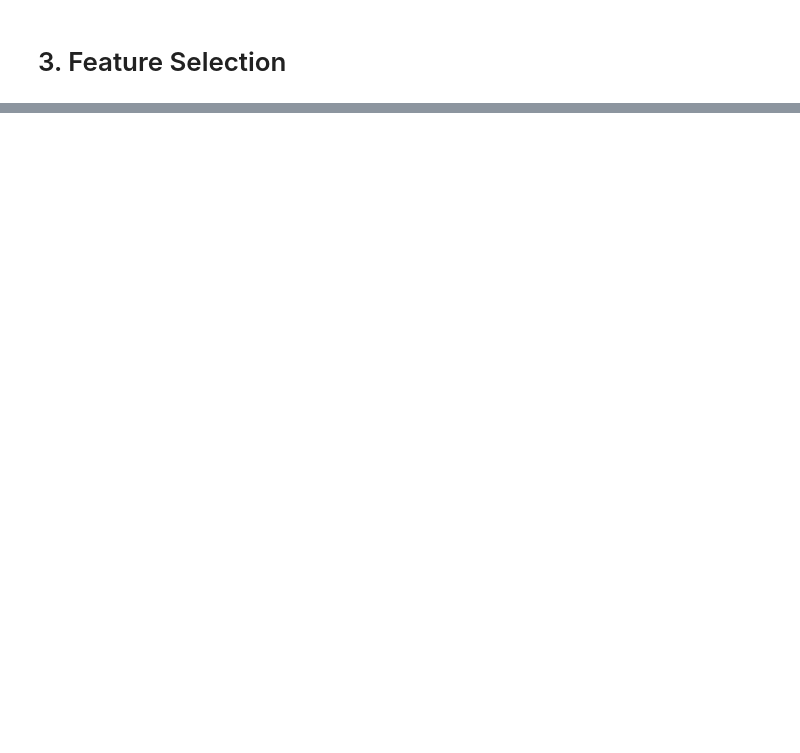
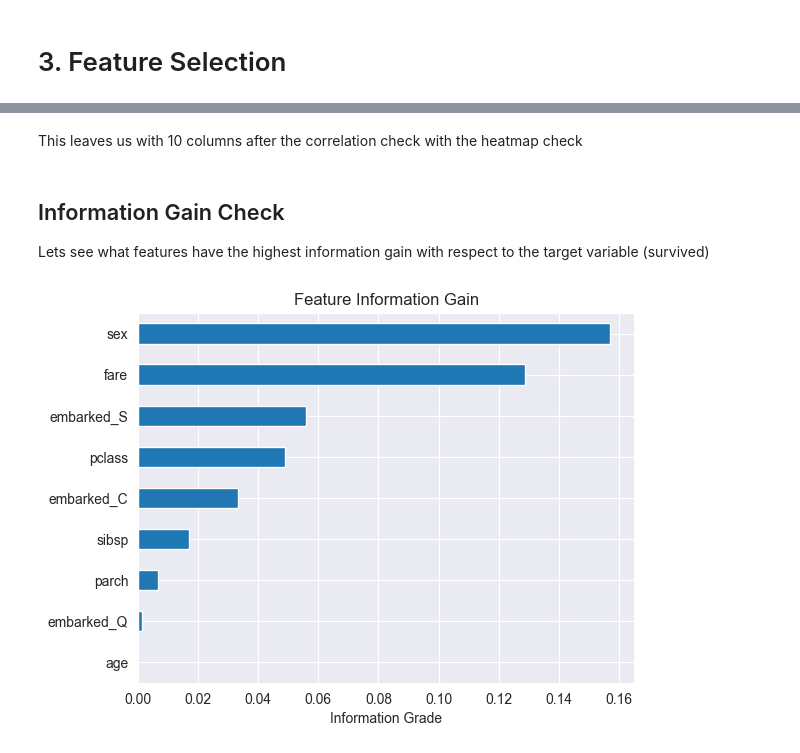
Before and after one commit to Rayyan-Asia/Titanic-Survival, a Jupyter notebook: Assignment 1.ipynb, the cells around one changed output, grey strips where cells are left out. Drawn from its saved outputs; the diff is of its cells as text; code cells hidden in the pictures; blank space fills up the shorter version.

```diff
--- a/Assignment 1.ipynb
+++ b/Assignment 1.ipynb
@@ -183,0 +215,19 @@ memory usage: 75.1 KB
+# %%
+df.drop(columns=['class', 'alive', 'who', 'adult_male', 'embark_town', 'alone'], inplace=True)
+# %% [markdown]
+This leaves us with 10 columns after the correlation check with the heatmap check
+# %% [markdown]
+## Information Gain Check
+Lets see what features have the highest information gain with respect to the target variable (survived)
+# %%
+x = df.drop(columns=['survived'])
+y = df['survived']
+
+info_gain = pd.Series(mutual_info_classif(x, y, random_state=42), index=x.columns).sort_values()
+info_gain.describe()
+info_gain.plot(kind='barh')
+plt.title('Feature Information Gain')
+plt.xlabel('Information Grade')
+plt.show()
+# %% [output]
+[figure, added]
```
Also changed, not shown: parts of 32 cells of this notebook.
